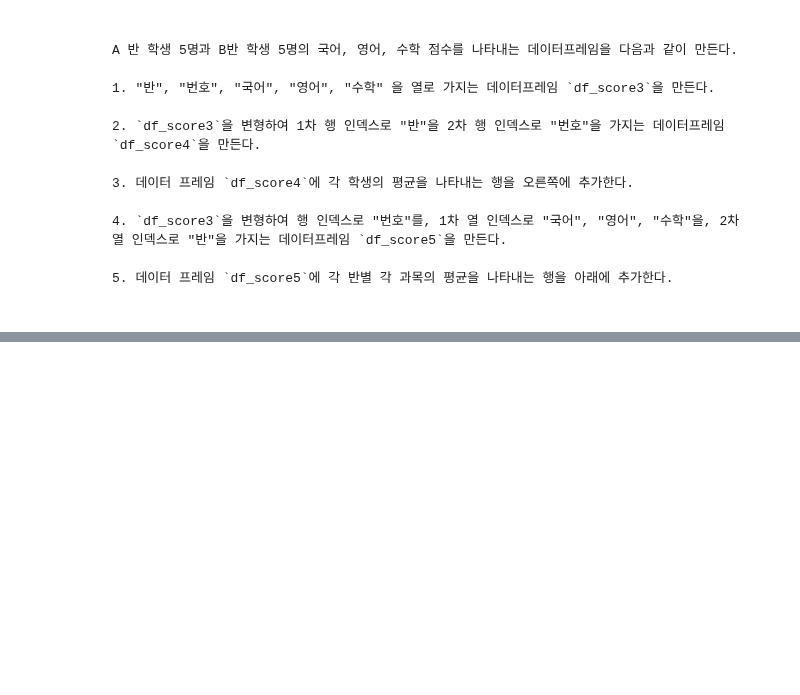
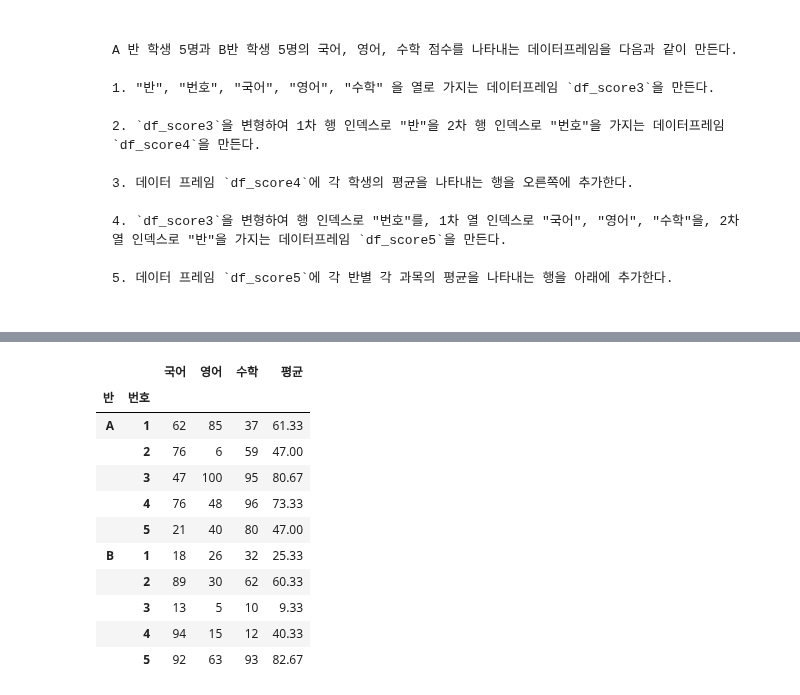
Before and after one commit to DahyeonS/Java_Python_Lecture, a Jupyter notebook: 20231228/pandas05.ipynb, the cells around one changed output, grey strips where cells are left out. Saved outputs shown, nothing was run; the diff lists cells and outputs as text; code cells hidden in the pictures; blank space fills up the shorter version.

`````diff
--- a/20231228/pandas05.ipynb
+++ b/20231228/pandas05.ipynb
@@ -492,3 +501,9 @@ A 반 학생 5명과 B반 학생 5명의 국어, 영어, 수학 점수를 나타
 5. 데이터 프레임 `df_score5`에 각 반별 각 과목의 평균을 나타내는 행을 아래에 추가한다.
 
 ````
+# %%
+# 1
+df_score3 = pd.DataFrame(np.vstack([list('A'*5 + 'B'*5), list(''.join(np.arange(1, 6).astype(str))*2), np.random.randint(0, 101, 30).reshape(3, 10)]).T,
+                         columns = ['반', '번호', '국어', '영어', '수학'])
+
+df_score3
@@ -494,0 +522,5 @@ A 반 학생 5명과 B반 학생 5명의 국어, 영어, 수학 점수를 나타
+# %%
+# 2
+df_score4 = df_score3.set_index(['반', '번호'])
+
+df_score4
@@ -494,0 +540,17 @@ A 반 학생 5명과 B반 학생 5명의 국어, 영어, 수학 점수를 나타
+# %%
+# 3
+df_score4['평균'] = round((df_score4['국어'].astype(int) + df_score4['영어'].astype(int) + df_score4['수학'].astype(int)) / 3, 2)
+df_score4
+# %% [output]
+|  |  | 국어 | 영어 | 수학 | 평균 |
+| 반 | 번호 |  |  |  |  |
+| A | 1 | 62 | 85 | 37 | 61.33 |
+|  | 2 | 76 | 6 | 59 | 47.00 |
+|  | 3 | 47 | 100 | 95 | 80.67 |
+|  | 4 | 76 | 48 | 96 | 73.33 |
+|  | 5 | 21 | 40 | 80 | 47.00 |
+| B | 1 | 18 | 26 | 32 | 25.33 |
+|  | 2 | 89 | 30 | 62 | 60.33 |
+|  | 3 | 13 | 5 | 10 | 9.33 |
+|  | 4 | 94 | 15 | 12 | 40.33 |
+|  | 5 | 92 | 63 | 93 | 82.67 |
`````
Also changed, not shown: parts of 5 cells of this notebook.
